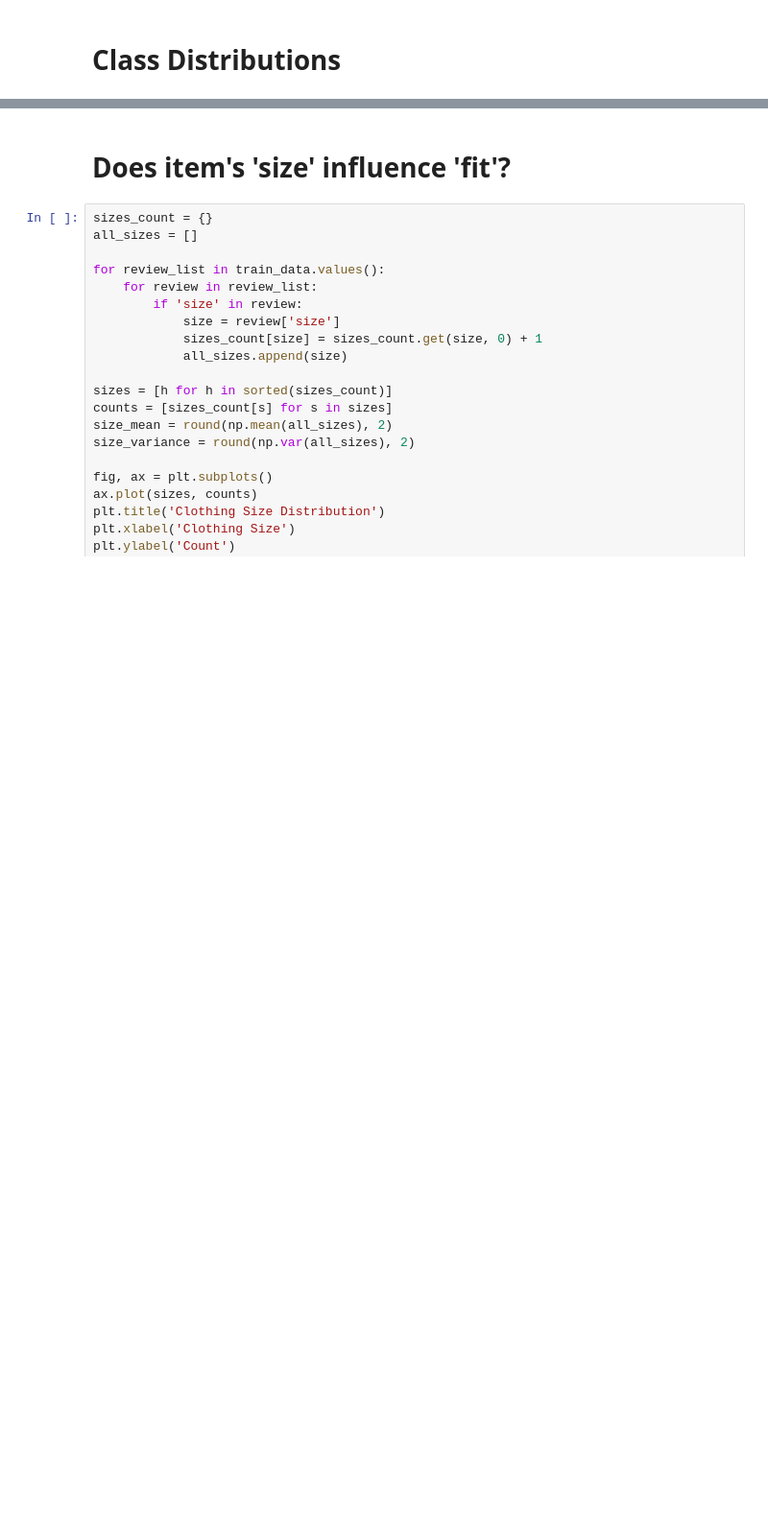
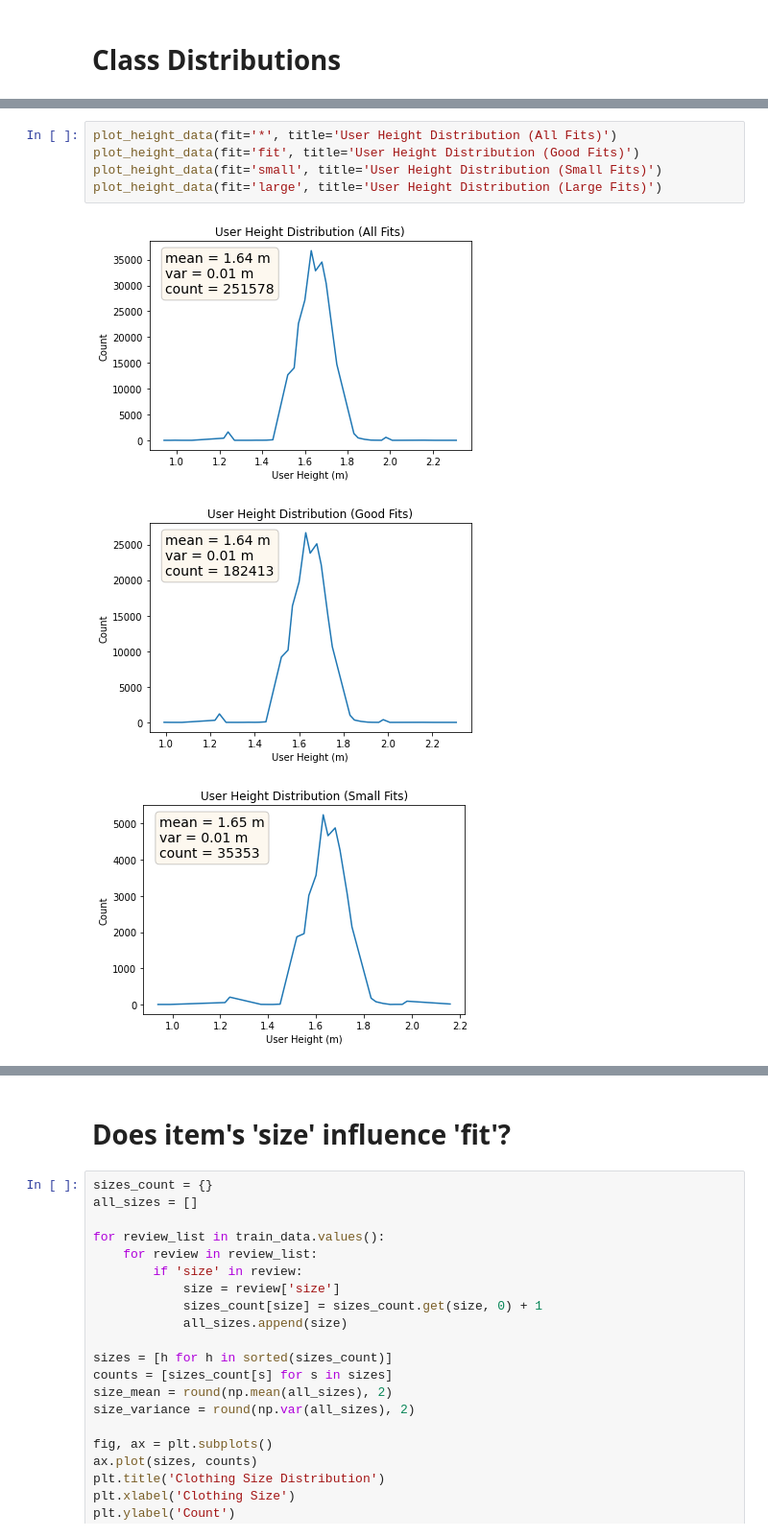
Before and after one commit to singh264/CSC2515-Project, a Jupyter notebook: main.ipynb, the cells around one changed output, grey strips where cells are left out. Shown at 96% size. Drawn from its saved outputs; the diff is of its cells as text; blank space fills up the shorter version.

Commit message:
Decompose height analysis based on fit.

```diff
--- a/main.ipynb
+++ b/main.ipynb
@@ -262,0 +269,9 @@ plt.show()
+# %%
+plot_height_data(fit='*', title='User Height Distribution (All Fits)')
+plot_height_data(fit='fit', title='User Height Distribution (Good Fits)')
+plot_height_data(fit='small', title='User Height Distribution (Small Fits)')
+plot_height_data(fit='large', title='User Height Distribution (Large Fits)')
+# %% [output]
+[figure, added]
+[figure, added]
+[figure, added]
```
Also changed, not shown: parts of 8 cells of this notebook.
